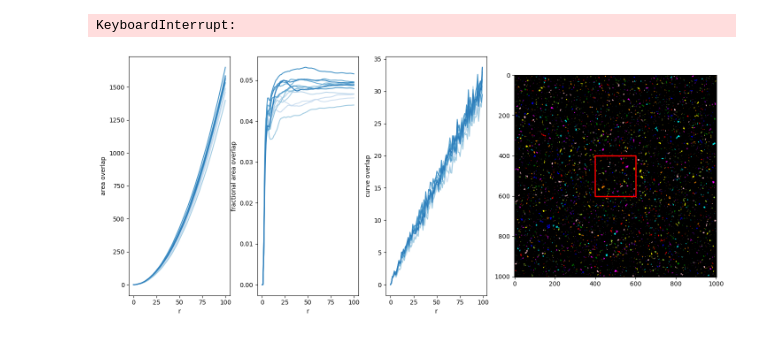
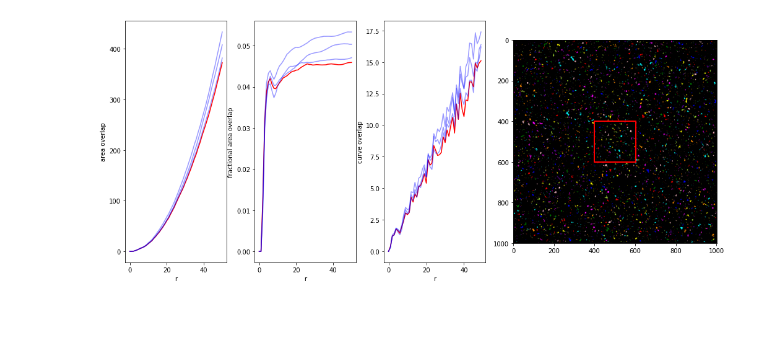
Before and after one commit to cappertherapper/Bachelorprojekt, a Jupyter notebook: gaussianNoise.ipynb, the cells around one changed output. Drawn from its saved outputs; the diff is of its cells as text; code cells hidden in the pictures.

```diff
--- a/gaussianNoise.ipynb
+++ b/gaussianNoise.ipynb
@@ -42,17 +42,20 @@ fig, ax = plt.subplots(1,4, figsize=(14,6), gridspec_kw={'width_ratios': [1, 1,
 fig.subplots_adjust(wspace=0.4)
 plt.tight_layout()
 
-len=20
+len=4
 colors = cm.Blues(np.linspace(0.2, 1, len))
 
 for p in range(len):
-    im = np.random.normal(size=(dimensions))
-    label_image = preprocess(im, threshold=0.3, disk_size=4)
+    if p == 0:
+        label_video = process_video('images/cheese_gel.avi', threshold=0.3, skip_size=20)[10]
+    else:
+        im = np.random.normal(size=(dimensions))
+        label_image = preprocess(im, threshold=0.3, disk_size=4)
     # label_image = label_image[300:700, 300:700]
 
     L = 400 # Maximum distances to consider
     M = label_image.shape[0] - L
-    maxR = 100
+    maxR = 50
 
     label_image_bounded = np.zeros(label_image.shape, dtype=int)
     cluster_num = 1
@@ -73,40 +76,45 @@ for p in range(len):
     G = np.zeros(maxR+1)
     for cluster in range(1, curr_image.max()+1):
         ref_cluster = curr_image == cluster
-        rem_clusters = label_image * np.invert(ref_cluster)
+        rem_clusters = np.logical_and(label_image, np.invert(ref_cluster))
 
         D = ndimage.distance_transform_edt(ref_cluster==0)
         f = np.zeros(maxR+1)
         g = np.zeros(maxR+1)
         for i in range(0,maxR+1):
             K = D <= i
-            f[i] = np.count_nonzero(K*rem_clusters)
+            f[i] = np.count_nonzero(np.logical_and(K,rem_clusters))
             g[i] = np.count_nonzero(K)
 
         F += f
         G += g
 
     F = F / curr_image.max()
     G = G / curr_image.max()
 
-    ax[0].plot(F, color=colors[p])
+    if p == 0:
+        color = 'red'
+    else:
+        color= (0,0,1,0.4)
+
+    ax[0].plot(F, color=color)
     ax[0].set_xlabel('r')
     ax[0].set_ylabel('area overlap')
 
-    ax[1].plot(F/G, color=colors[p])
+    ax[1].plot(F/G, color=color)
     ax[1].set_xlabel('r')
     ax[1].set_ylabel('fractional area overlap')
 
-    ax[2].plot(F[1:]-F[:-1], color=colors[p])
+    ax[2].plot(F[1:]-F[:-1], color=color)
     ax[2].set_xlabel('r')
     ax[2].set_ylabel('curve overlap')
 
-    # Saves to folder called 'temp2'
-    filename = 'temp2/subplot_{:03d}.png'.format(p)
+    # Saves to folder called 'frames1'
+    filename = 'frames1/subplot_{:03d}.png'.format(p)
     fig.savefig(filename)
     display(fig)
     clear_output(wait = True)
+
 plt.show()
 # %% [output]
-KeyboardInterrupt:
-[figure, old version]
+[figure, new version]
```
Also changed, not shown: 4 other files.
